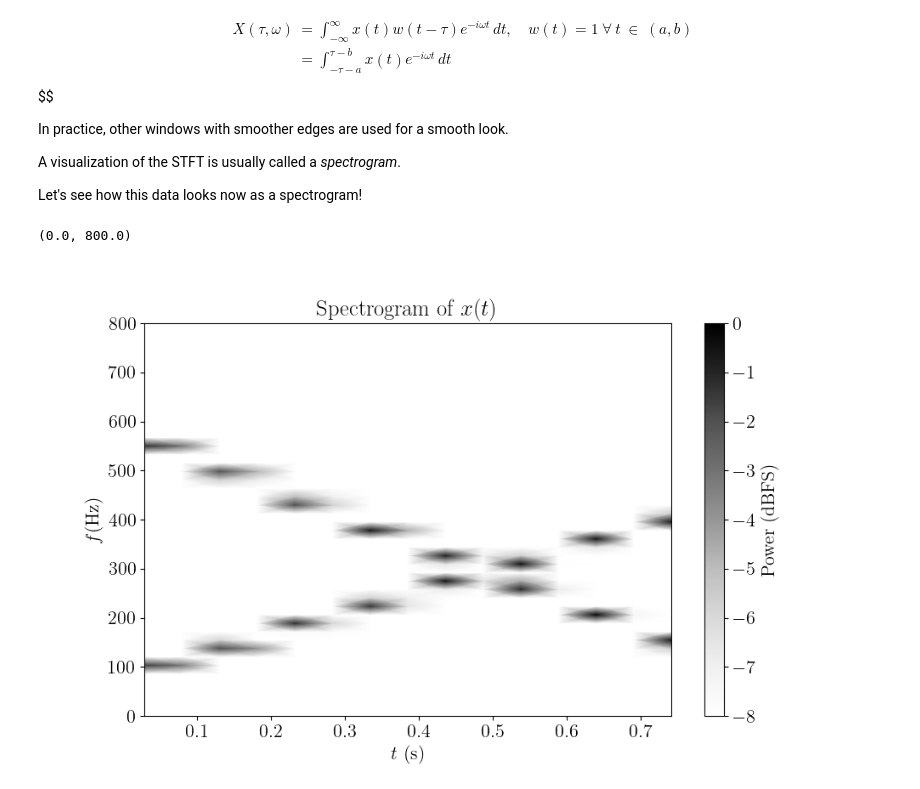
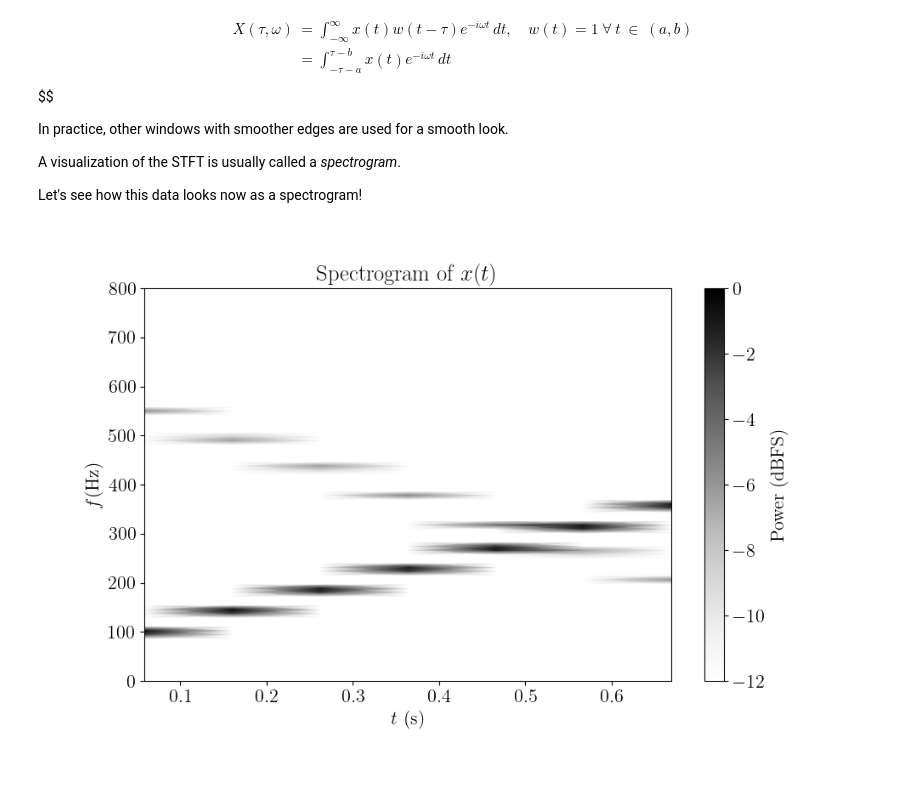
Before and after one commit to ruc-data-viz/2024-spring-class-09, a Jupyter notebook: notebooks/advanced_transforms.ipynb, the cells around one changed output. Cells and saved outputs as stored; diff of their text form; code cells hidden in the pictures.

```diff
--- a/notebooks/advanced_transforms.ipynb
+++ b/notebooks/advanced_transforms.ipynb
@@ -506,7 +509,7 @@ total_time_s, descending_signal_v = generate_staircase_signal(
     frequencies_descending_hz, sampling_rate_hz
 )
 
-combined_signal_v = ascending_signal_v + descending_signal_v
+combined_signal_v = ascending_signal_v + 0.5 * descending_signal_v
 
 plot_signal_time_domain(total_time_s, combined_signal_v)
 # %% [output]
@@ -577,49 +580,74 @@ Let's see how this data looks now as a spectrogram!
 # %%
 from scipy.fft import fftshift
 
 
 def normalize(x):
+    """Normalize a signal between zero and one."""
     xmin = np.min(x)
     xmax = np.max(x)
     xnorm = (x - xmin) / (xmax - xmin)
     return xnorm
 
 
-def normalize_eps_to_one(x, eps=1e-11):
+def normalize_eps_to_one(x, eps=1e-14):
+    """Normalize a signal between epsilon and one."""
     xnorm = normalize(x)
     x_scaled = xnorm * (1 - eps) + eps
     return x_scaled
 
 
-def convert_power_to_dbfs(power_bins, eps=1e-11):
+def convert_power_to_dbfs(power_bins, eps=1e-14):
+    """Converts a signal to decibels relative to full scale (dBFS)."""
     power_bins_normalized = normalize_eps_to_one(power_bins, eps)
     power_bins_dbfs = 10 * np.log10(power_bins_normalized)
     return power_bins_dbfs
 
 
-dynamic_range_db = 8
+dynamic_range_db = 12
 
-f_hz, t_sec, sxx_psd = signal.spectrogram(
-    combined_signal_v, sampling_rate_hz, return_onesided=True, mode="psd"
+
+def compute_real_stft(combined_signal_v, sampling_rate_hz, number_of_bins=512):
+    """Compute the real STFT and return frequency, time, and power per bin."""
+    f_hz, t_sec, sxx_psd = signal.spectrogram(
+        combined_signal_v,
+        sampling_rate_hz,
+        window="boxcar",
+        nperseg=number_of_bins,
+        nfft=number_of_bins,
+        noverlap=int(number_of_bins / 8),
+        return_onesided=True,
+        mode="psd",
+    )
+    sxx_dbfs = convert_power_to_dbfs(sxx_psd)
+    return f_hz, t_sec, sxx_dbfs
+
+
+f_hz, t_sec, sxx_dbfs = compute_real_stft(combined_signal_v, sampling_rate_hz)
+
+
+def plot_real_spectrogram(
+    dynamic_range_db, f_hz, t_sec, sxx_dbfs, highest_frequency_hz, cmap="Greys"
+):
+    """Plot a spectrogram given frequency, time, and power per bin."""
+    _ = plt.figure(figsize=(10, 6))
+    plt.pcolormesh(
+        t_sec,
+        fftshift(f_hz),
+        fftshift(sxx_dbfs, axes=0),
+        cmap=cmap,
+        shading="gouraud",
+        vmin=-dynamic_range_db,
+        vmax=0,
+    )
+    plt.colorbar(label=r"Power (dBFS)")
+    plt.title(r"Spectrogram of $x(t)$")
+    plt.ylabel(r"$f \mathrm{(Hz)}$")
+    plt.xlabel(r"$t\ \mathrm{(s)}$")
+    plt.ylim([0, highest_frequency_hz])
+
+
+plot_real_spectrogram(
+    dynamic_range_db, f_hz, t_sec, sxx_dbfs, highest_frequency_hz=800
 )
-
-sxx_dbfs = convert_power_to_dbfs(sxx_psd)
-
-fh = plt.figure(figsize=(10, 6))
-plt.pcolormesh(
-    t_sec,
-    fftshift(f_hz),
-    fftshift(sxx_dbfs, axes=0),
-    cmap="Greys",
-    shading="gouraud",
-    vmin=-dynamic_range_db,
-    vmax=0,
-)
-plt.colorbar(label=r"Power (dBFS)")
-plt.title(r"Spectrogram of $x(t)$")
-plt.ylabel(r"$f \mathrm{(Hz)}$")
-plt.xlabel(r"$t\ \mathrm{(s)}$")
-plt.ylim([0, 800])
 # %% [output]
-(0.0, 800.0)
-[figure, old version]
+[figure, new version]
```
Also changed, not shown: parts of 8 cells of this notebook, 2 other files.
